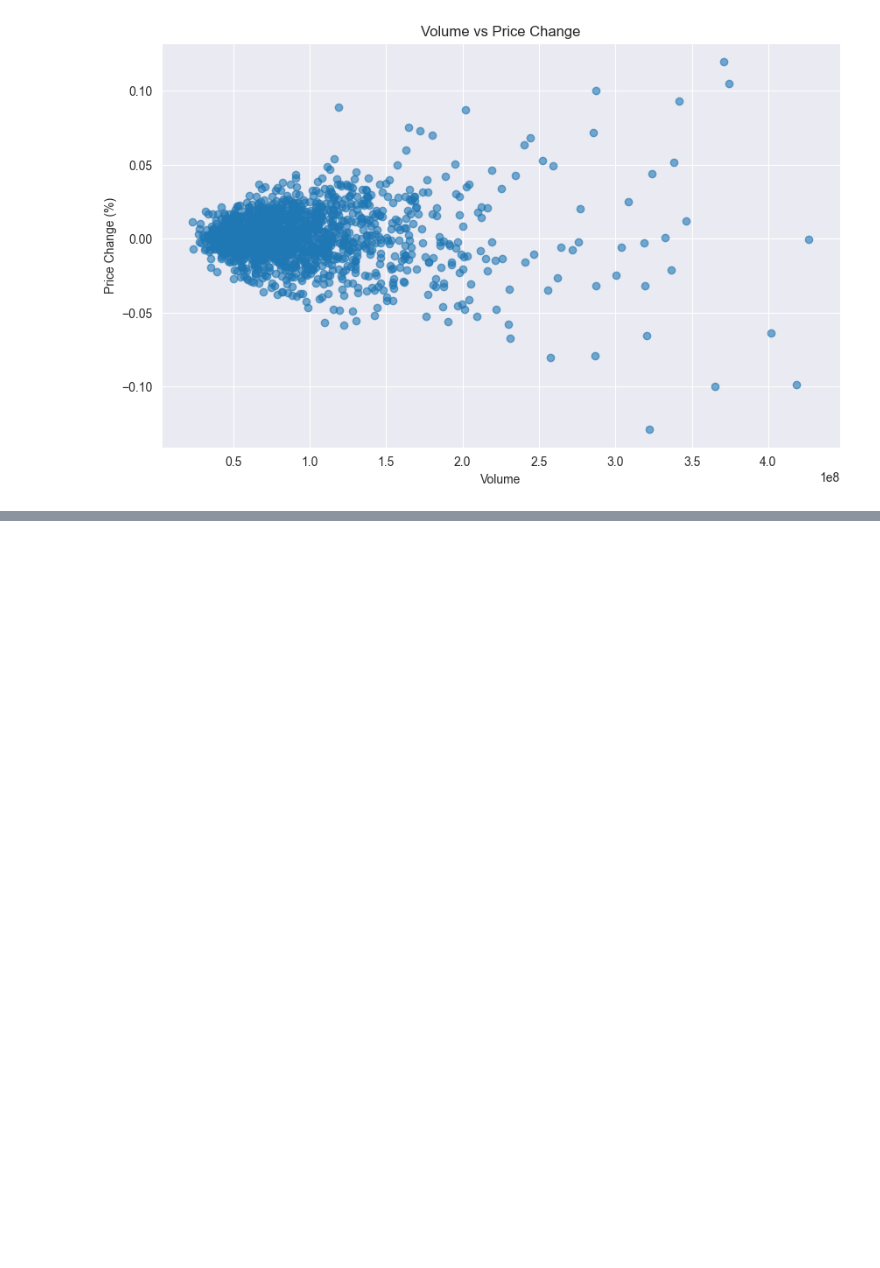
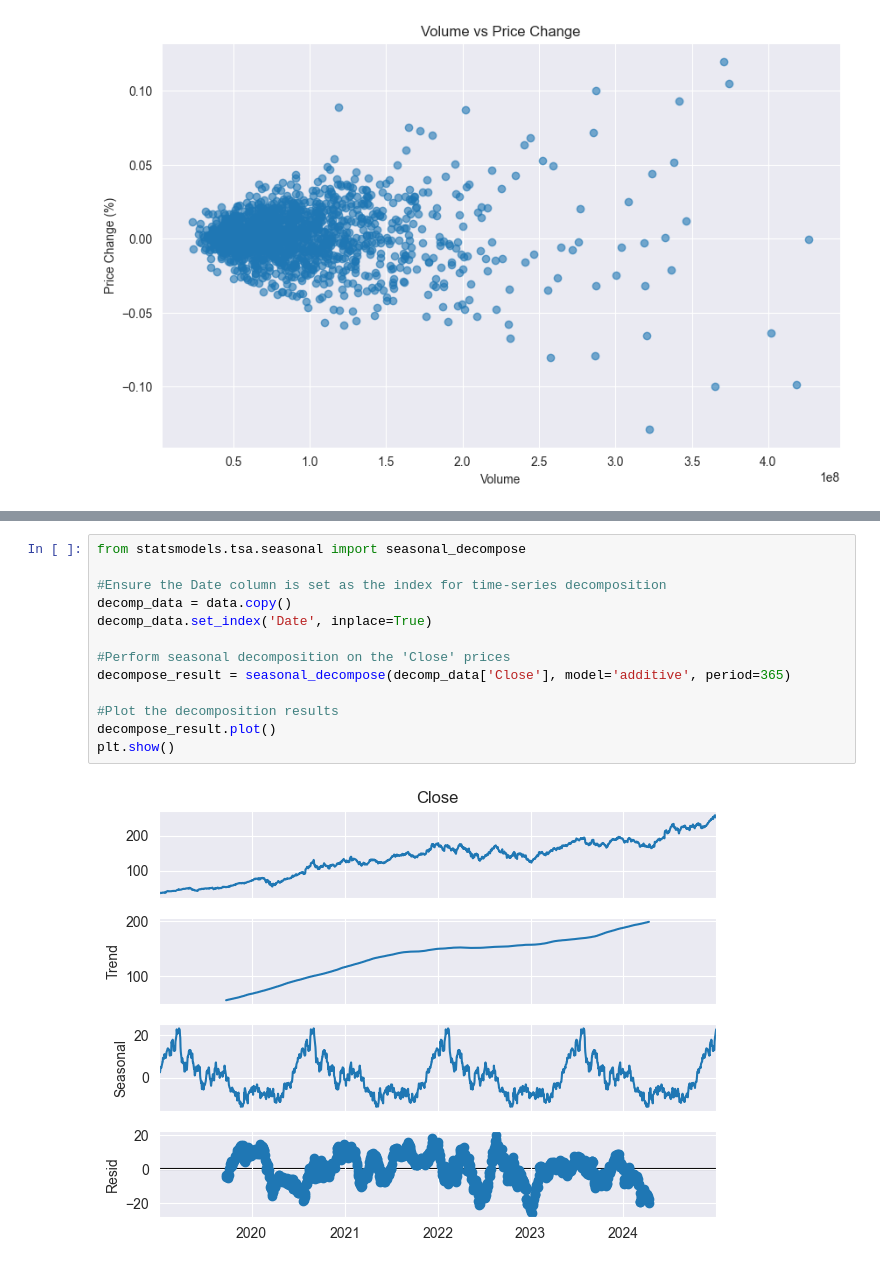
Before and after one commit to evanpoulson/Predictive-Analytics-Pipeline, a Jupyter notebook: notebooks/eda.ipynb, the cells around one changed output, grey strips where cells are left out. Cells and saved outputs as stored; diff of their text form; blank space fills up the shorter version.

```diff
--- a/notebooks/eda.ipynb
+++ b/notebooks/eda.ipynb
@@ -148,0 +149,15 @@ AttributeError: Can only use .dt accessor with datetimelike values
+# %%
+from statsmodels.tsa.seasonal import seasonal_decompose
+
+#Ensure the Date column is set as the index for time-series decomposition
+decomp_data = data.copy()
+decomp_data.set_index('Date', inplace=True)
+
+#Perform seasonal decomposition on the 'Close' prices
+decompose_result = seasonal_decompose(decomp_data['Close'], model='additive', period=365)
+
+#Plot the decomposition results
+decompose_result.plot()
+plt.show()
+# %% [output]
+[figure, added]
```
Also changed, not shown: parts of 3 cells of this notebook.
